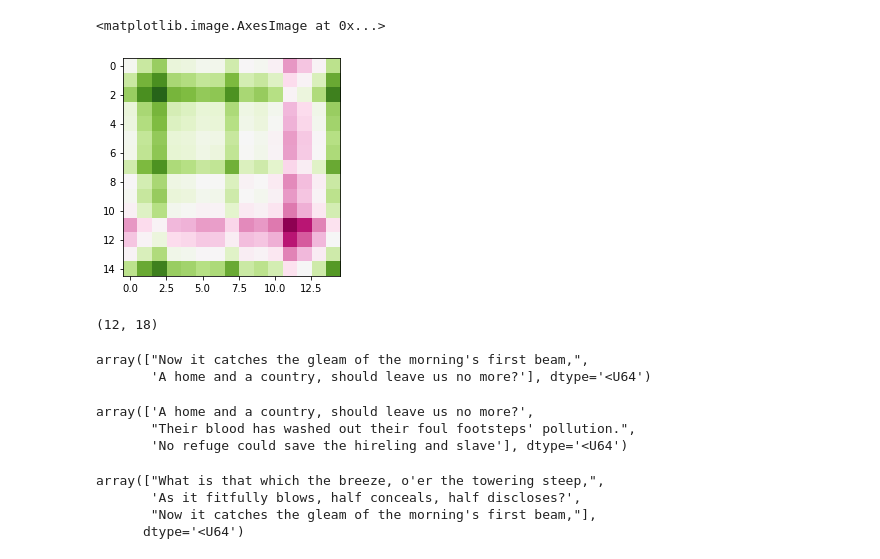
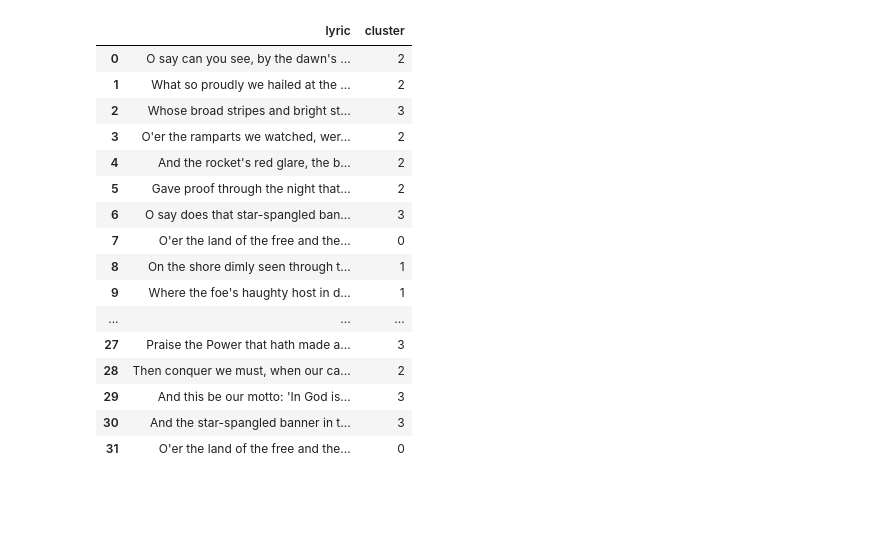
Before and after one commit to kebuhcah/openai-notebooks, a Jupyter notebook: anthem-embeddings.ipynb, the cells around one changed output. Cells and saved outputs as stored; diff of their text form; code cells hidden in the pictures; blank space fills up the shorter version.

```diff
--- a/anthem-embeddings.ipynb
+++ b/anthem-embeddings.ipynb
@@ -92,30 +61,28 @@ plt.imshow(remove_diag, cmap='PiYG')
-# %%
-opening = remove_diag[:15]
-
-plt.imshow((opening @ opening.T), cmap='PiYG')
-# %% [output]
-<matplotlib.image.AxesImage at 0x...>
-[figure, removed]
-# %%
-# least similar lines to each other
-
-min_pair = np.unravel_index((embeddings @ embeddings.T).argmin(), (32,32))
-print(min_pair)
-usa_array[list(min_pair)]
-# %% [output]
-(12, 18)
-array(["Now it catches the gleam of the morning's first beam,",
-       'A home and a country, should leave us no more?'], dtype='<U64')
-# %%
-usa_array[18:21]
-# %% [output]
-array(['A home and a country, should leave us no more?',
-       "Their blood has washed out their foul footsteps' pollution.",
-       'No refuge could save the hireling and slave'], dtype='<U64')
-# %%
-usa_array[10:13]
-# %% [output]
-array(["What is that which the breeze, o'er the towering steep,",
-       'As it fitfully blows, half conceals, half discloses?',
-       "Now it catches the gleam of the morning's first beam,"],
-      dtype='<U64')
+# %%
+n_clusters = 5
+
+kmeans = KMeans(n_clusters=n_clusters, init="k-means++", random_state=42)
+
+kmeans.fit(embeddings)
+labels = kmeans.labels_
+# %%
+df = pd.DataFrame({'lyric': usa_array, 'cluster': labels})
+df
+# %% [output]
+|  | lyric | cluster |
+| 0 | O say can you see, by the dawn's ... | 2 |
+| 1 | What so proudly we hailed at the ... | 2 |
+| 2 | Whose broad stripes and bright st... | 3 |
+| 3 | O'er the ramparts we watched, wer... | 2 |
+| 4 | And the rocket's red glare, the b... | 2 |
+| 5 | Gave proof through the night that... | 2 |
+| 6 | O say does that star-spangled ban... | 3 |
+| 7 | O'er the land of the free and the... | 0 |
+| 8 | On the shore dimly seen through t... | 1 |
+| 9 | Where the foe's haughty host in d... | 1 |
+| ... | ... | ... |
+| 27 | Praise the Power that hath made a... | 3 |
+| 28 | Then conquer we must, when our ca... | 2 |
+| 29 | And this be our motto: 'In God is... | 3 |
+| 30 | And the star-spangled banner in t... | 3 |
+| 31 | O'er the land of the free and the... | 0 |
```
Also changed, not shown: parts of 14 cells of this notebook, 1 other file.
